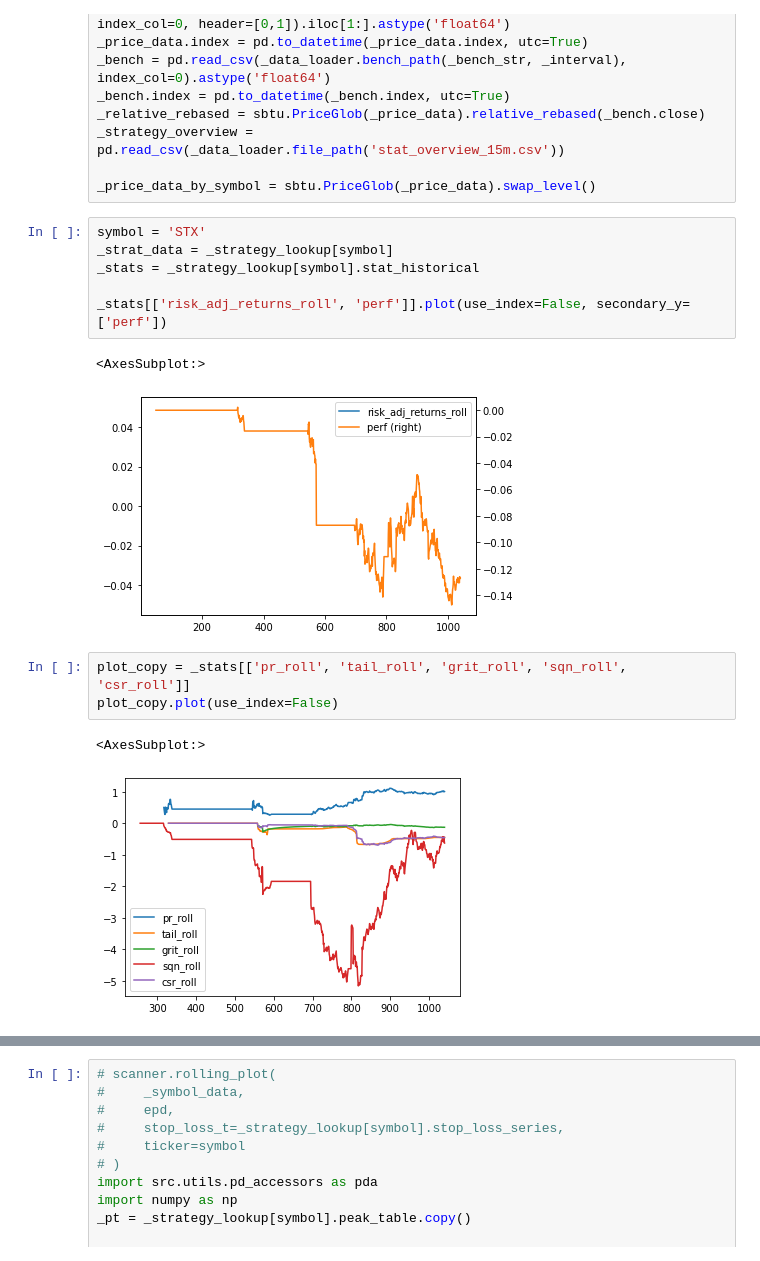
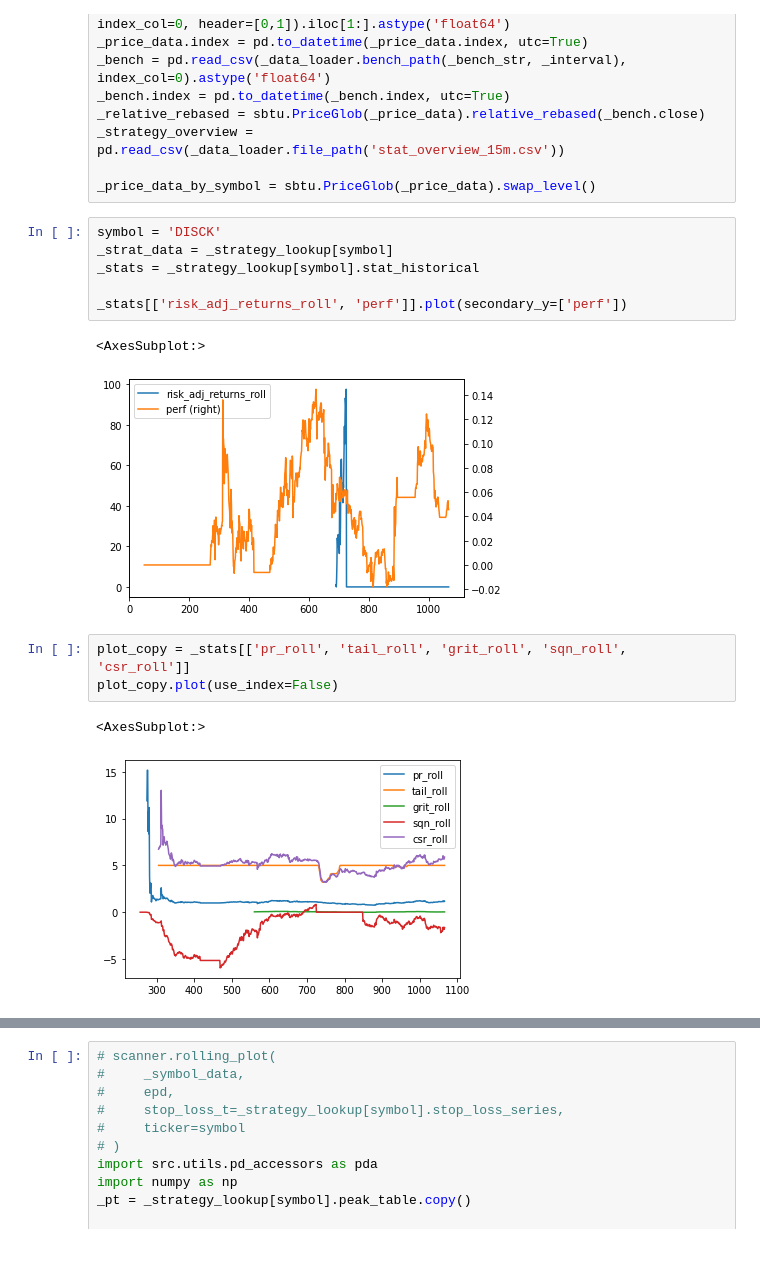
Before and after one commit to bjahnke/blue_bird_pms, a Jupyter notebook: src/backtester.ipynb, the cells around one changed output, grey strips where cells are left out. Saved outputs shown, nothing was run; the diff lists cells and outputs as text.

Commit message:
back test uses int index rather than date for easier manipulation

```diff
--- a/src/backtester.ipynb
+++ b/src/backtester.ipynb
@@ -27,20 +27,20 @@ _strategy_overview = pd.read_csv(_data_loader.file_path('stat_overview_15m.csv')
 
 _price_data_by_symbol = sbtu.PriceGlob(_price_data).swap_level()
 # %%
-symbol = 'STX'
+symbol = 'DISCK'
 _strat_data = _strategy_lookup[symbol]
 _stats = _strategy_lookup[symbol].stat_historical
 
-_stats[['risk_adj_returns_roll', 'perf']].plot(use_index=False, secondary_y=['perf'])
+_stats[['risk_adj_returns_roll', 'perf']].plot(secondary_y=['perf'])
 # %% [output]
 <AxesSubplot:>
-[figure, old version]
+[figure, new version]
 # %%
 plot_copy = _stats[['pr_roll', 'tail_roll', 'grit_roll', 'sqn_roll', 'csr_roll']]
 plot_copy.plot(use_index=False)
 # %% [output]
 <AxesSubplot:>
-[figure, old version]
+[figure, new version]
 # %%
 # base = 90
 # for i in range(10):
```
Also changed, not shown: parts of 19 cells of this notebook, 4 other files.
